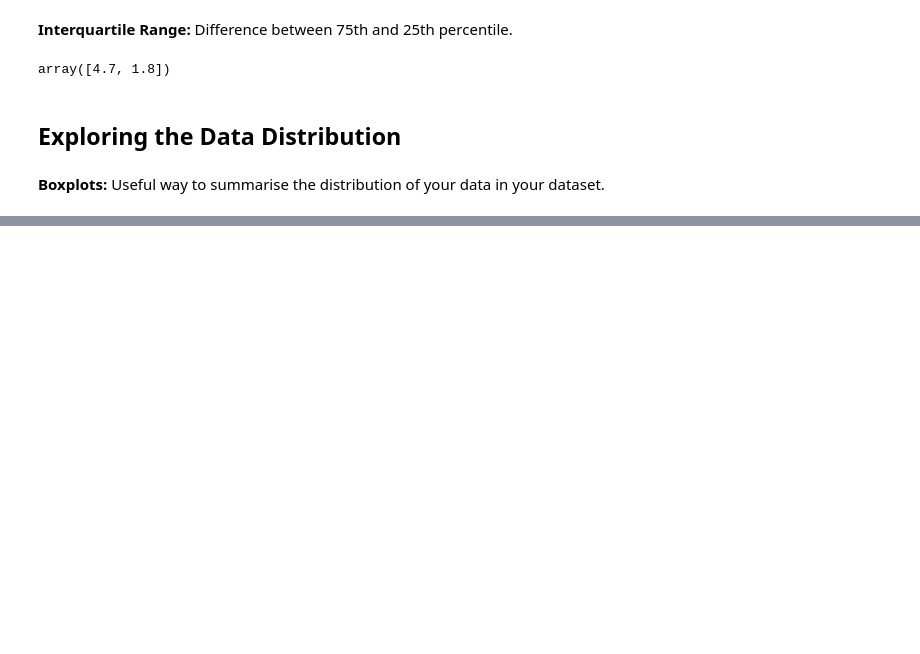
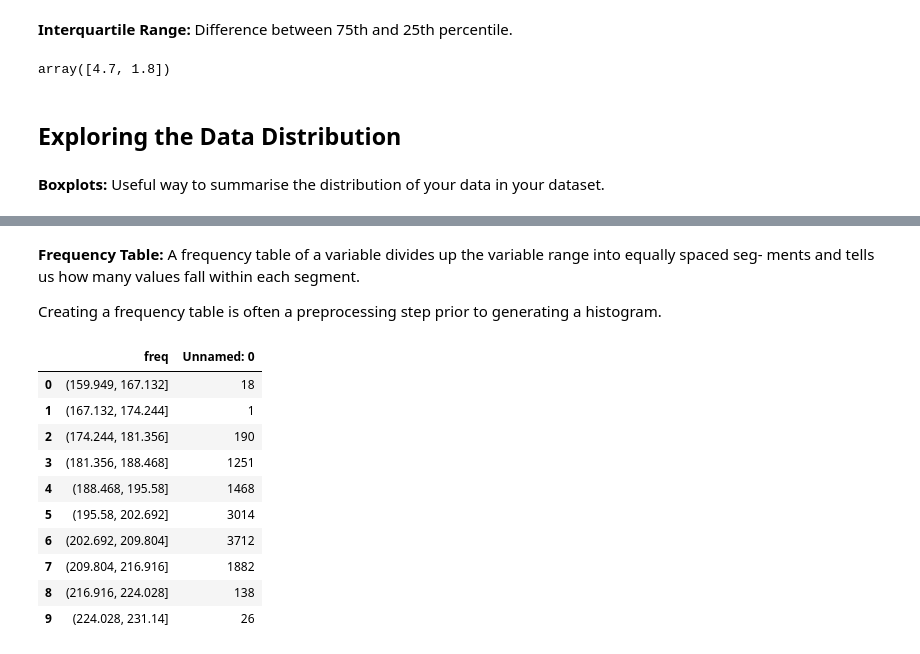
Before and after one commit to willosullivan/Practical-Statistics-for-Data-Science, a Jupyter notebook: chapter-1-exploratory-data-analysis.ipynb, the cells around one changed output, grey strips where cells are left out. Cells and saved outputs as stored; diff of their text form; code cells hidden in the pictures; blank space fills up the shorter version.

```diff
--- a/chapter-1-exploratory-data-analysis.ipynb
+++ b/chapter-1-exploratory-data-analysis.ipynb
@@ -324,0 +319,21 @@ fig_la.show()
+# %% [markdown]
+**Frequency Table:** A frequency table of a variable divides up the variable range into equally spaced seg‐
+ments and tells us how many values fall within each segment.
+
+Creating a frequency table is often a preprocessing step prior to generating a histogram.
+# %%
+frequency_table = df.copy()
+frequency_table["freq"] = pd.cut(df["player_height"], 10)
+frequency_table.groupby("freq")["Unnamed: 0"].count().reset_index() # Creates a frequency table of values based on the specified series and segment number
+# %% [output]
+|  | freq | Unnamed: 0 |
+| 0 | (159.949, 167.132] | 18 |
+| 1 | (167.132, 174.244] | 1 |
+| 2 | (174.244, 181.356] | 190 |
+| 3 | (181.356, 188.468] | 1251 |
+| 4 | (188.468, 195.58] | 1468 |
+| 5 | (195.58, 202.692] | 3014 |
+| 6 | (202.692, 209.804] | 3712 |
+| 7 | (209.804, 216.916] | 1882 |
+| 8 | (216.916, 224.028] | 138 |
+| 9 | (224.028, 231.14] | 26 |
```
Also changed, not shown: parts of 7 cells of this notebook, 1 other file.
